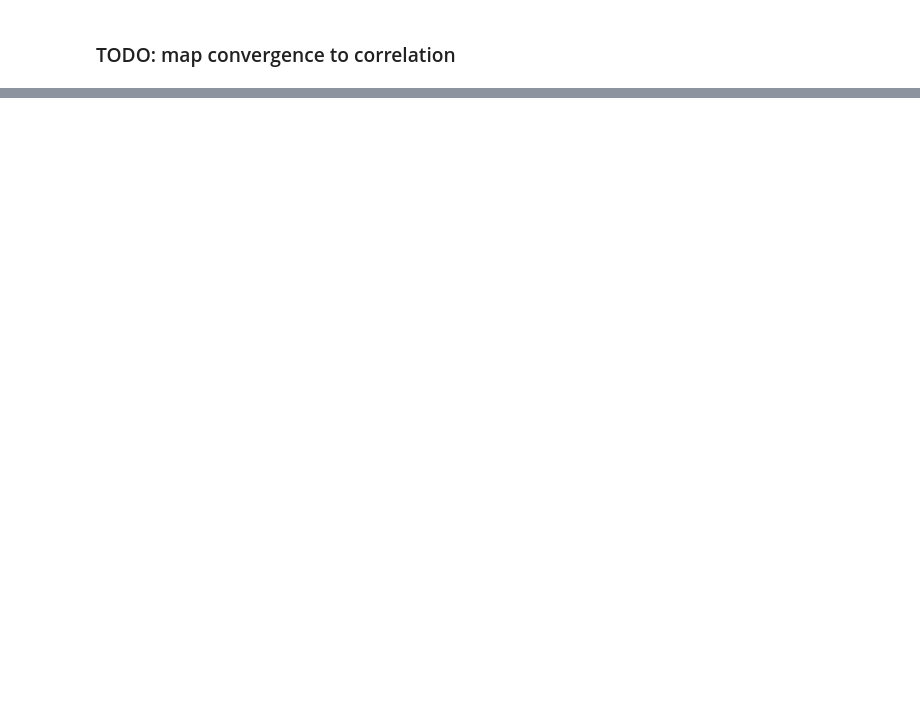
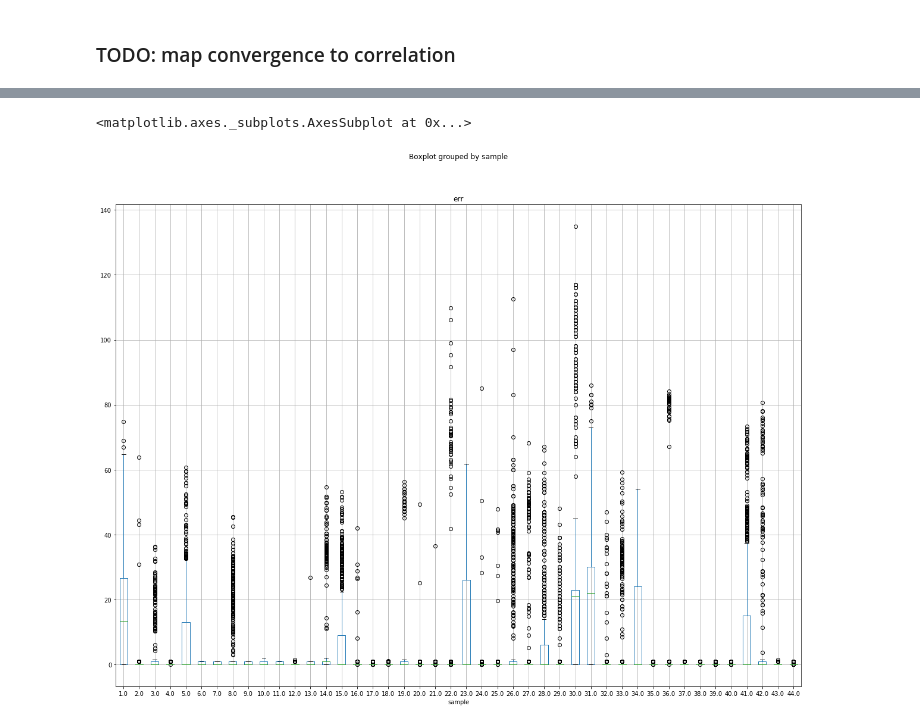
Before and after one commit to gimlidc/igre, a Jupyter notebook: notebooks/04-evaluation-of-refined-shift-registration.ipynb, the cells around one changed output, grey strips where cells are left out. Drawn from its saved outputs; the diff is of its cells as text; code cells hidden in the pictures; blank space fills up the shorter version.

```diff
--- a/notebooks/04-evaluation-of-refined-shift-registration.ipynb
+++ b/notebooks/04-evaluation-of-refined-shift-registration.ipynb
@@ -117,0 +130,6 @@ plt.savefig("reports/refine-shift.svg")
+# %%
+distfilt = df["distance"] == -3
+df.where(distfilt).boxplot(figsize=(20,15), column="err", by="sample")
+# %% [output]
+<matplotlib.axes._subplots.AxesSubplot at 0x...>
+[figure, added]
```
Also changed, not shown: parts of 15 cells of this notebook, 2 other files.
